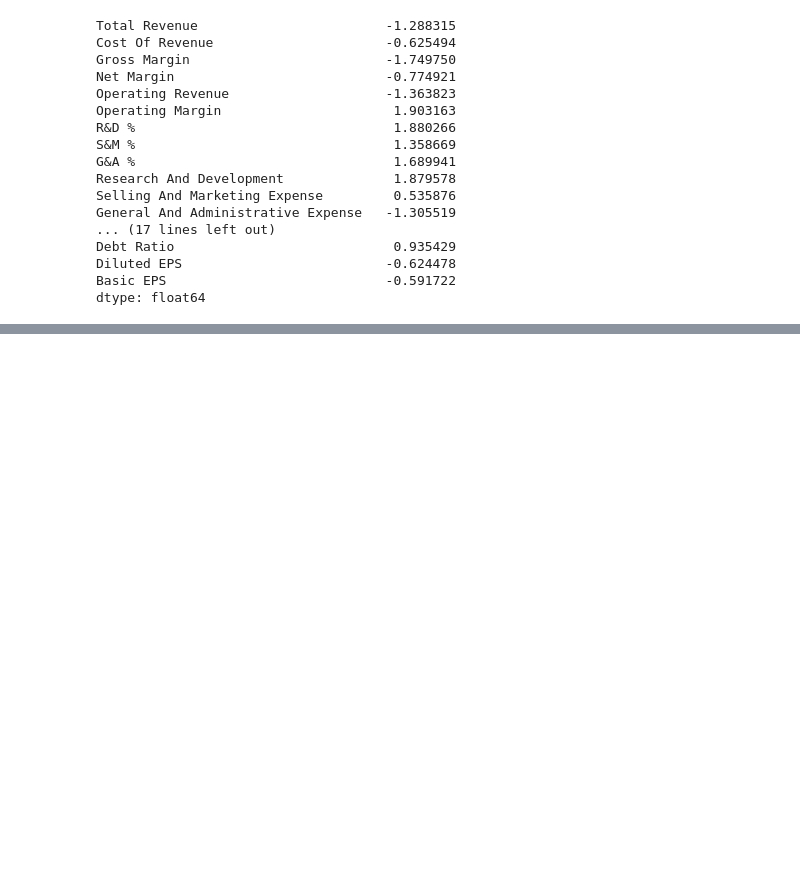
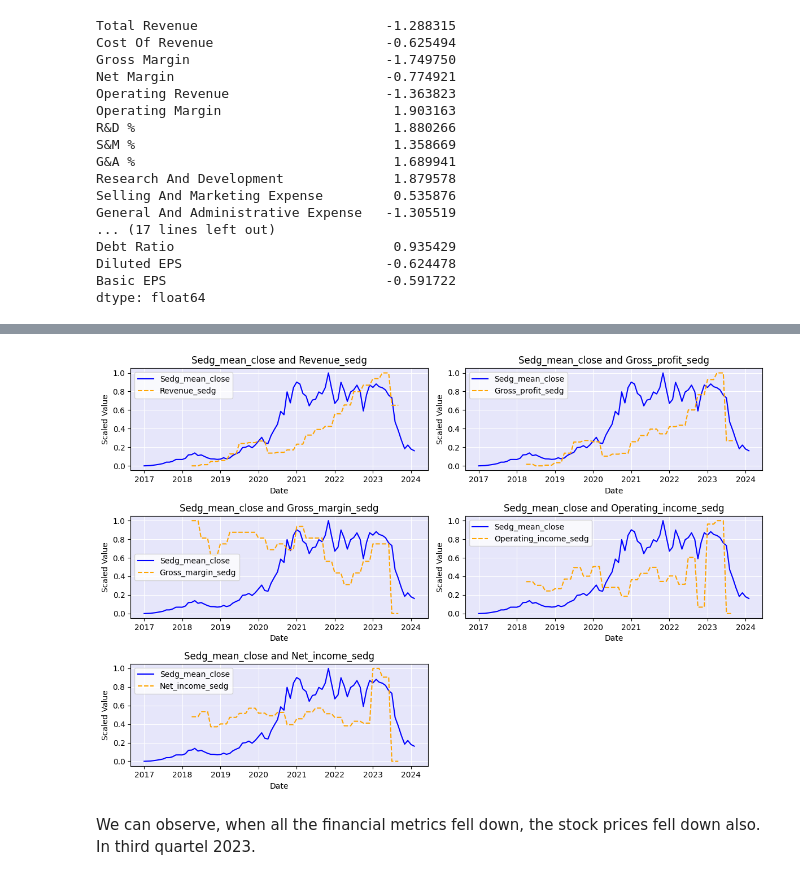
Before and after one commit to AnastasiaSkaliy/SolarEcon-Insight, a Jupyter notebook: financial_statements_analysis.ipynb, the cells around one changed output, grey strips where cells are left out. Cells and saved outputs as stored; diff of their text form; code cells hidden in the pictures; blank space fills up the shorter version.

```diff
--- a/financial_statements_analysis.ipynb
+++ b/financial_statements_analysis.ipynb
@@ -1003,0 +945,29 @@ dtype: float64
+# %%
+plt.style.use('default')
+# %%
+from sklearn.preprocessing import MinMaxScaler
+# Perform min-max scaling on the data
+scaler = MinMaxScaler()
+sedg_close_mean_scaled = scaler.fit_transform(sedg_close_mean.values.reshape(-1, 1)).flatten()
+financial_metrics_scaled = scaler.fit_transform(financial_metrics)
+
+# Plot the relationship between Sedg_mean_close and financial metrics using line plots
+plt.figure(figsize=(12, 8))
+for i, metric in enumerate(financial_metrics.columns):
+    plt.subplot(3, 2, i+1)
+    plt.plot(merged_data['Date'], sedg_close_mean_scaled, label='Sedg_mean_close', color='blue')
+    plt.plot(merged_data['Date'], financial_metrics_scaled[:, i], label=metric, linestyle='--', color='orange')
+    plt.title(f'Sedg_mean_close and {metric}')
+    plt.xlabel('Date')
+    plt.ylabel('Scaled Value')
+    plt.legend()
+    plt.grid(color='white')
+    plt.gca().set_facecolor('lavender')
+
+plt.tight_layout()
+plt.show()
+plt.rcdefaults()
+# %% [output]
+[figure, added]
+# %% [markdown]
+We can observe, when all the financial metrics fell down, the stock prices fell down also. In third quartel 2023.
```
Also changed, not shown: parts of 26 cells of this notebook, 3 other files.
